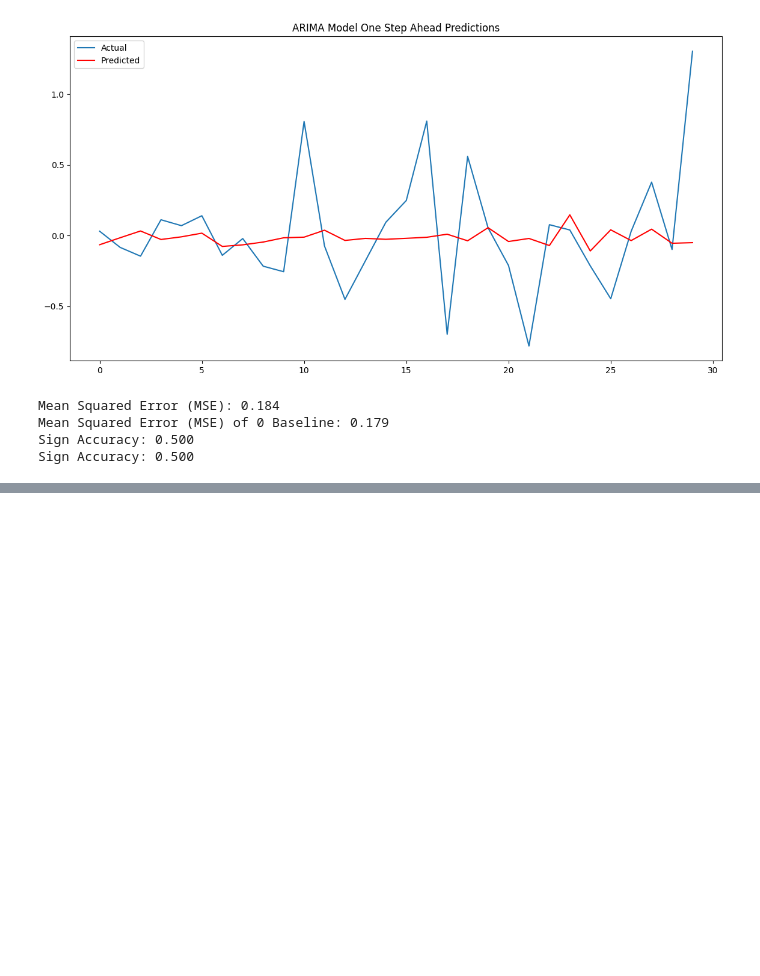
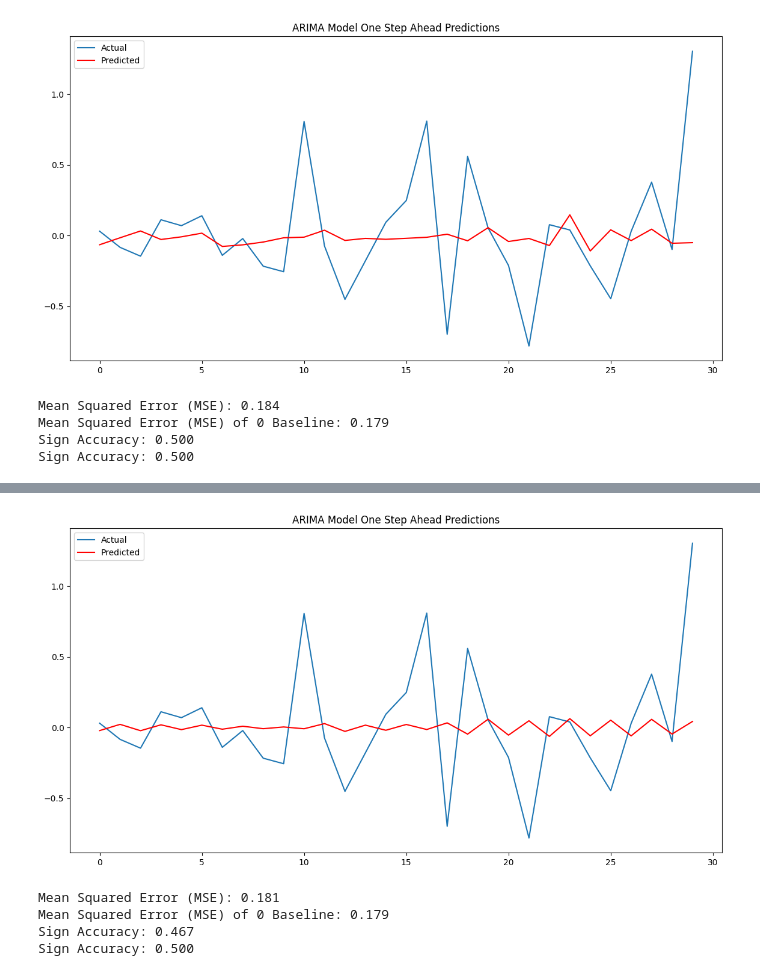
Before and after one commit to yuasosnin/chaotic-ts-hse-2023, a Jupyter notebook: 3. ARIMA.ipynb, the cells around one changed output, grey strips where cells are left out. Saved outputs shown, nothing was run; the diff lists cells and outputs as text; code cells hidden in the pictures; blank space fills up the shorter version.

Commit message:
Update ARIMA

```diff
--- a/3. ARIMA.ipynb
+++ b/3. ARIMA.ipynb
@@ -138,3 +135,16 @@ Mean Squared Error (MSE): 0.184
 Mean Squared Error (MSE) of 0 Baseline: 0.179
 Sign Accuracy: 0.500
 Sign Accuracy: 0.500
+# %%
+history = [x for x in train_diff_scaled]
+model = AutoARIMA(start_p=7, max_p=20, start_q=7, max_q=20, seasonal=False, stationary=True, maxiter=200)
+fitted_model = model.fit(history)
+predictions = list()
+for t in trange(len(test_diff_scaled)):
+    output = fitted_model.predict()
+    yhat = output[0]
+    predictions.append(yhat)
+    obs = test_diff_scaled[t]
+    history.append(obs)
+    fitted_model.update(obs)
+    print('Predicted=%f, Expected=%f' % (yhat, obs))
@@ -140,0 +188,28 @@ Sign Accuracy: 0.500
+# %%
+plt.figure(figsize=(14, 7))
+plt.plot(test_diff_scaled, label='Actual')
+plt.plot(predictions, color='red', label='Predicted')
+plt.title('ARIMA Model One Step Ahead Predictions')
+plt.legend()
+plt.show()
+# %% [output]
+[figure, added]
+# %%
+from sklearn.metrics import accuracy_score as accuracy, mean_squared_error
+
+mse = mean_squared_error(test_diff_scaled, predictions)
+print('Mean Squared Error (MSE): %.3f' % mse)
+
+mse_baseline = mean_squared_error(test_diff_scaled, np.zeros_like(predictions))
+print('Mean Squared Error (MSE) of 0 Baseline: %.3f' % mse_baseline)
+
+sign_acc = accuracy(np.signbit(test_diff_scaled), np.signbit(predictions))
+print('Sign Accuracy: %.3f' % sign_acc)
+
+sign_acc_baseline = accuracy(np.signbit(test_diff_scaled), np.zeros_like(predictions))
+print('Sign Accuracy: %.3f' % sign_acc_baseline)
+# %% [output]
+Mean Squared Error (MSE): 0.181
+Mean Squared Error (MSE) of 0 Baseline: 0.179
+Sign Accuracy: 0.467
+Sign Accuracy: 0.500
```
Also changed, not shown: parts of 5 cells of this notebook.
